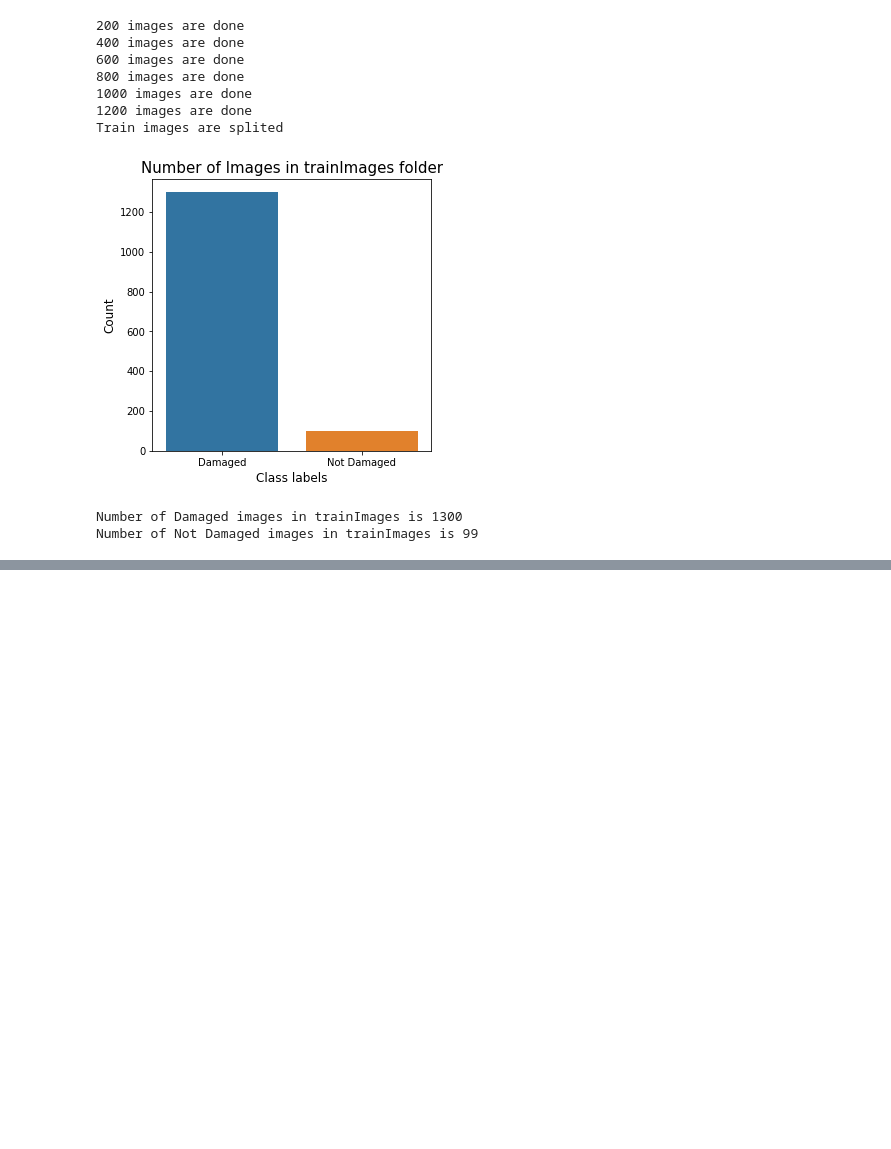
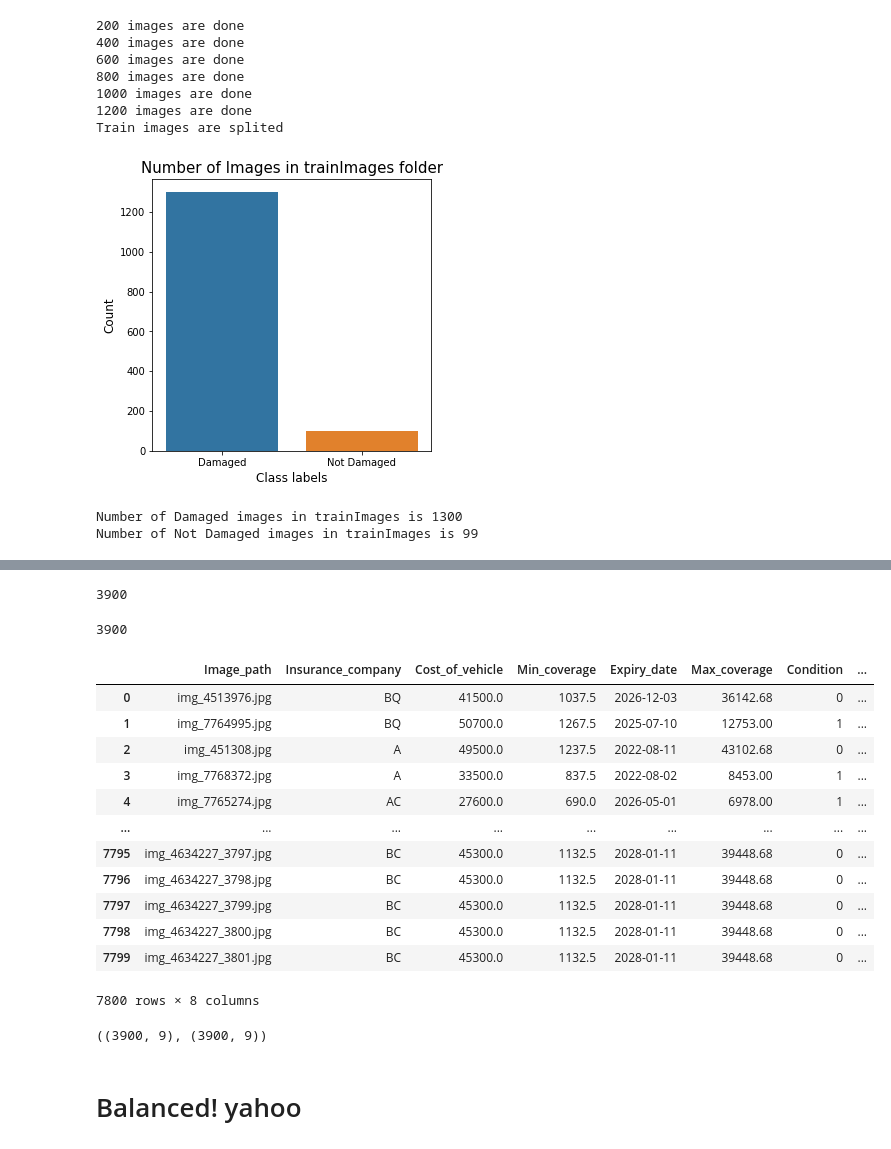
Before and after one commit to utshabkg/ML_Competition-AND-Practice, a Jupyter notebook: Competition/HackerEarth Fast, Furious and Insured/EDA.ipynb, the cells around one changed output, grey strips where cells are left out. Saved outputs shown, nothing was run; the diff lists cells and outputs as text; code cells hidden in the pictures; blank space fills up the shorter version.

```diff
--- a/Competition/HackerEarth Fast, Furious and Insured/EDA.ipynb
+++ b/Competition/HackerEarth Fast, Furious and Insured/EDA.ipynb
@@ -157,0 +259,22 @@ for imagen in il.items:
+# %%
+path = Path('trainImages')
+path_hr = path/'undamaged_aug'
+j = 0; cluster, first_time = 0, 1
+c = 1
+for i in os.listdir(path_hr):
+    if cluster % 39 == 0:
+        image = train_undamaged.loc[j, 'Image_path']
+    shutil.copy(f'trainImages/undamaged_aug/{i}', f'trainImages/undamaged/{image[: -4]}_{i}')
+    new_row = {'Image_path': f'{image[: -4]}_{i}', 'Insurance_company': train_undamaged.loc[j, 'Insurance_company'], 'Cost_of_vehicle': train_undamaged.loc[j, 'Cost_of_vehicle'], 'Min_coverage': train_undamaged.loc[j, 'Min_coverage'],\
+               'Expiry_date': train_undamaged.loc[j, 'Expiry_date'],	'Max_coverage': train_undamaged.loc[j, 'Max_coverage'], 'Condition': train_undamaged.loc[j, 'Condition'], 'Amount': train_undamaged.loc[j, 'Amount']}
+    train_aug = train_aug.append(new_row, ignore_index=True)
+
+    if cluster % 39 == 0 and first_time ==1:
+        j += 0
+        first_time = 0
+    elif cluster % 39 == 0 and first_time == 0:
+        j += 1
+    cluster += 1
+    if c % 200 == 0:
+        print(f'undamaged_aug {c} copy done')
+    c+= 1
@@ -157,0 +301,32 @@ for imagen in il.items:
+# %%
+len(os.listdir('trainImages/undamaged'))
+# %% [output]
+3900
+# %%
+len(os.listdir('trainImages/damaged/' ))
+# %% [output]
+3900
+# %%
+train_aug
+# %% [output]
+|  | Image_path | Insurance_company | Cost_of_vehicle | Min_coverage | Expiry_date | Max_coverage | Condition | ... |
+| 0 | img_4513976.jpg | BQ | 41500.0 | 1037.5 | 2026-12-03 | 36142.68 | 0 | ... |
+| 1 | img_7764995.jpg | BQ | 50700.0 | 1267.5 | 2025-07-10 | 12753.00 | 1 | ... |
+| 2 | img_451308.jpg | A | 49500.0 | 1237.5 | 2022-08-11 | 43102.68 | 0 | ... |
+| 3 | img_7768372.jpg | A | 33500.0 | 837.5 | 2022-08-02 | 8453.00 | 1 | ... |
+| 4 | img_7765274.jpg | AC | 27600.0 | 690.0 | 2026-05-01 | 6978.00 | 1 | ... |
+| ... | ... | ... | ... | ... | ... | ... | ... | ... |
+| 7795 | img_4634227_3797.jpg | BC | 45300.0 | 1132.5 | 2028-01-11 | 39448.68 | 0 | ... |
+| 7796 | img_4634227_3798.jpg | BC | 45300.0 | 1132.5 | 2028-01-11 | 39448.68 | 0 | ... |
+| 7797 | img_4634227_3799.jpg | BC | 45300.0 | 1132.5 | 2028-01-11 | 39448.68 | 0 | ... |
+| 7798 | img_4634227_3800.jpg | BC | 45300.0 | 1132.5 | 2028-01-11 | 39448.68 | 0 | ... |
+| 7799 | img_4634227_3801.jpg | BC | 45300.0 | 1132.5 | 2028-01-11 | 39448.68 | 0 | ... |
+7800 rows × 8 columns
+# %%
+train_damaged_aug = train_aug[train_aug['Condition'] == 1].reset_index()
+train_undamaged_aug = train_aug[train_aug['Condition'] == 0].reset_index()
+train_damaged_aug.shape, train_undamaged_aug.shape
+# %% [output]
+((3900, 9), (3900, 9))
+# %% [markdown]
+# Balanced! yahoo
```
Also changed, not shown: parts of 16 cells of this notebook.
